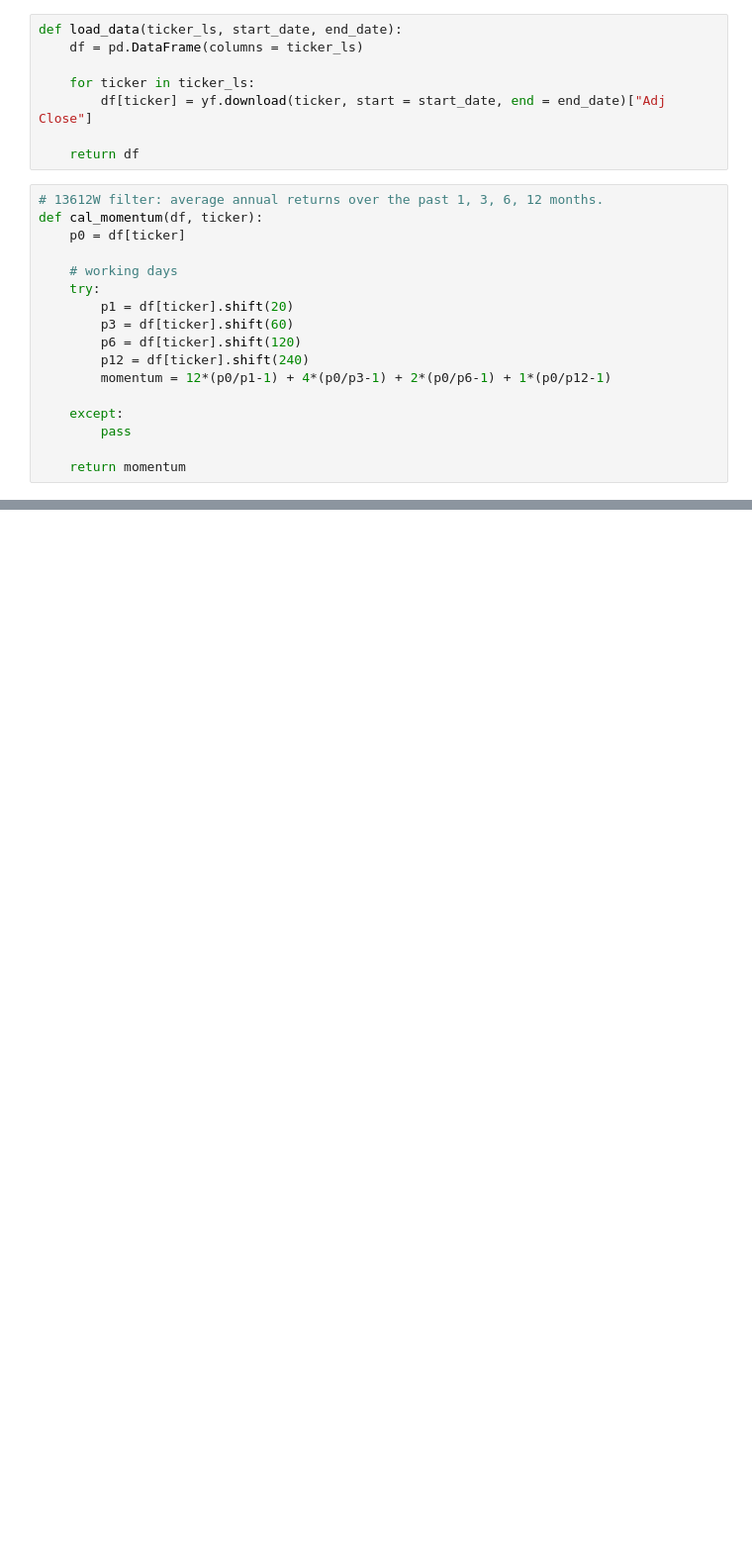
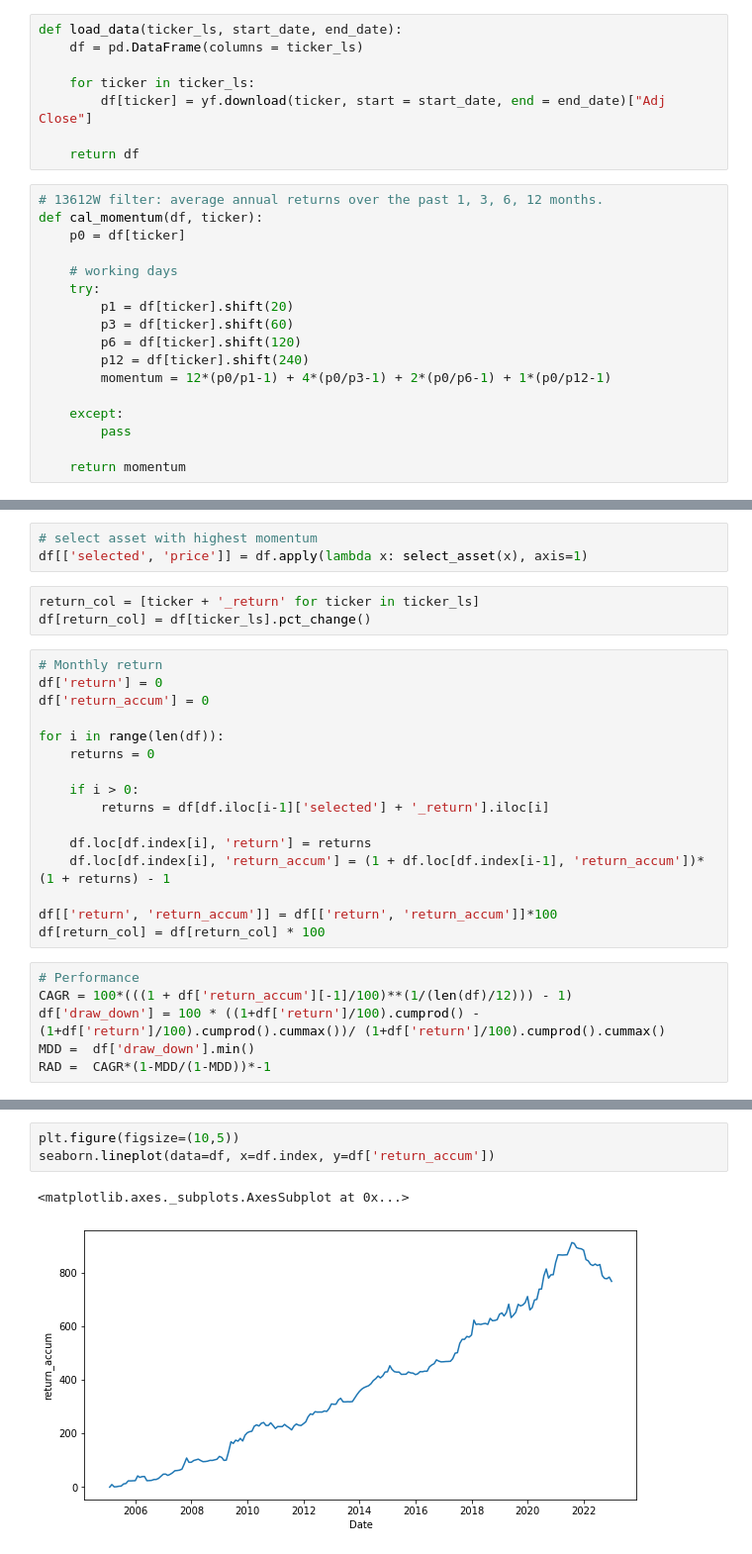
Before and after one commit to 02221/vigilant_asset_allocation, a Jupyter notebook: Vigilant_Asset_Allocation.ipynb, the cells around one changed output, grey strips where cells are left out. Shown: that part at 99% size. Cells and saved outputs as stored; diff of their text form; blank space fills up the shorter version.

```diff
--- a/Vigilant_Asset_Allocation.ipynb
+++ b/Vigilant_Asset_Allocation.ipynb
@@ -54,0 +102,28 @@ def select_asset(x):
+# %%
+# select asset with highest momentum
+df[['selected', 'price']] = df.apply(lambda x: select_asset(x), axis=1)
+# %%
+return_col = [ticker + '_return' for ticker in ticker_ls]
+df[return_col] = df[ticker_ls].pct_change()
+# %%
+# Monthly return
+df['return'] = 0
+df['return_accum'] = 0
+
+for i in range(len(df)):
+    returns = 0
+
+    if i > 0:
+        returns = df[df.iloc[i-1]['selected'] + '_return'].iloc[i]
+
+    df.loc[df.index[i], 'return'] = returns
+    df.loc[df.index[i], 'return_accum'] = (1 + df.loc[df.index[i-1], 'return_accum'])*(1 + returns) - 1
+
+df[['return', 'return_accum']] = df[['return', 'return_accum']]*100
+df[return_col] = df[return_col] * 100
+# %%
+# Performance
+CAGR = 100*(((1 + df['return_accum'][-1]/100)**(1/(len(df)/12))) - 1)
+df['draw_down'] = 100 * ((1+df['return']/100).cumprod() - (1+df['return']/100).cumprod().cummax())/ (1+df['return']/100).cumprod().cummax()
+MDD =  df['draw_down'].min()
+RAD =  CAGR*(1-MDD/(1-MDD))*-1
@@ -54,0 +138,6 @@ def select_asset(x):
+# %%
+plt.figure(figsize=(10,5))
+seaborn.lineplot(data=df, x=df.index, y=df['return_accum'])
+# %% [output]
+<matplotlib.axes._subplots.AxesSubplot at 0x...>
+[figure, added]
```
Also changed, not shown: parts of 10 cells of this notebook.
